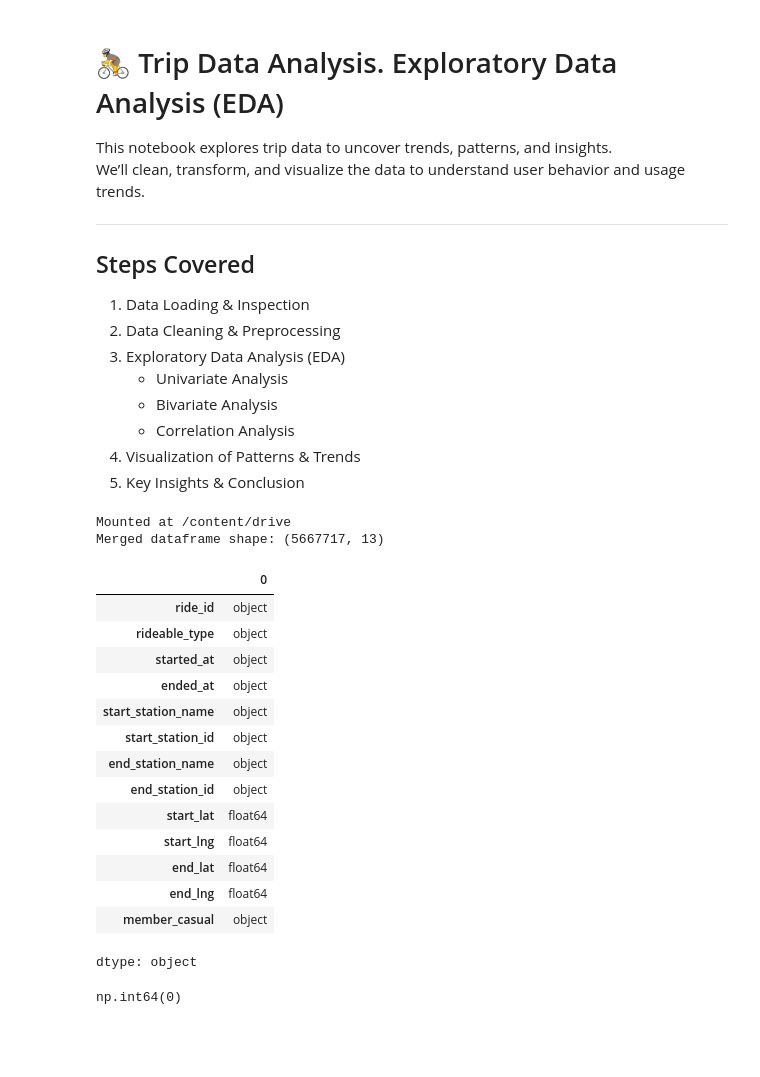
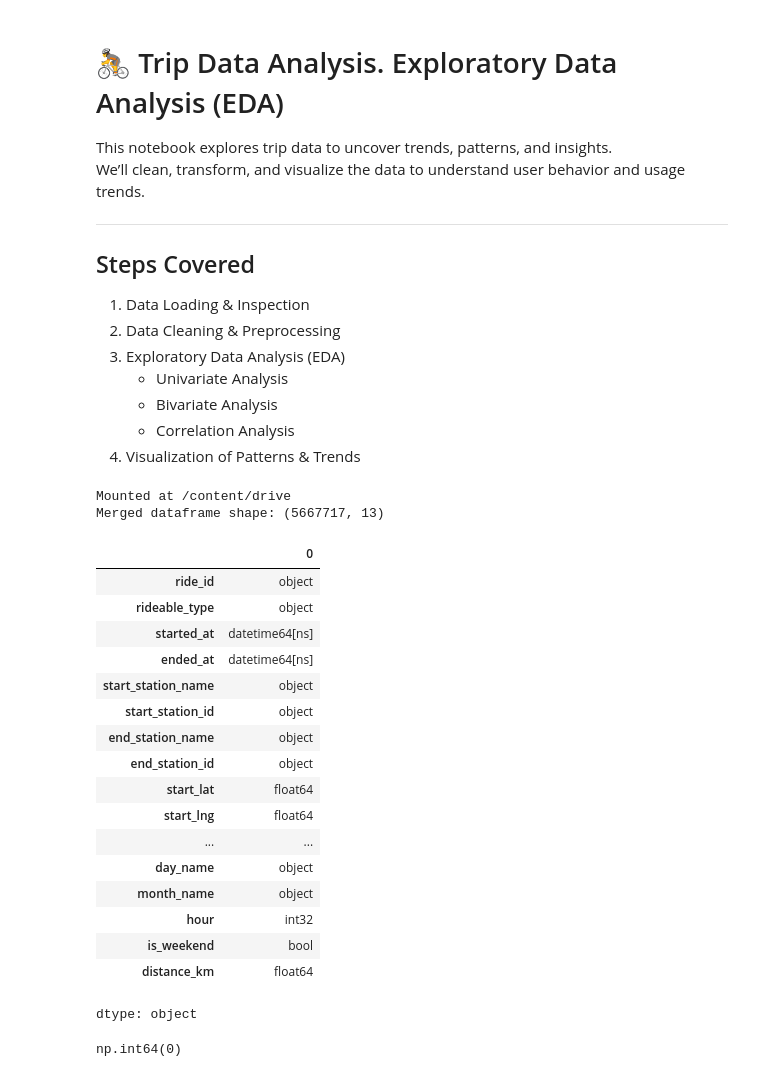
Before and after one commit to khaulaejaz/Bike-Share-Analysis, a Jupyter notebook: bike_share_eda.ipynb, the cells around one changed output. Drawn from its saved outputs; the diff is of its cells as text; code cells hidden in the pictures; blank space fills up the shorter version.

```diff
--- a/bike_share_eda.ipynb
+++ b/bike_share_eda.ipynb
@@ -16,7 +16,6 @@ We’ll clean, transform, and visualize the data to understand user behavior and
    - Bivariate Analysis
    - Correlation Analysis
 4. Visualization of Patterns & Trends
-5. Key Insights & Conclusion
 # %%
 # -------------------------------
 # 1. Importing Libraries
@@ -52,32 +51,35 @@ Merged dataframe shape: (5667717, 13)
 # %%
 # -------------------------------
 # 3. Previewing the dataset
 # -------------------------------
 
-print(df.head())
-print(df.shape)
-df.describe(include='all')
-print(df.info)
-df.isnull().sum()
-df.duplicated().sum()
+#print(df.head())
+#print(df.shape)
+#df.describe(include='all')
+#print(df.info)
+#df.isnull().sum()
+#df.duplicated().sum()
 df.dtypes
-df['rideable_type'].unique()
-df['member_casual'].unique()
+#df['rideable_type'].unique()
+#df['member_casual'].unique()
 # %% [output]
 |  | 0 |
 | ride_id | object |
 | rideable_type | object |
-| started_at | object |
-| ended_at | object |
+| started_at | datetime64[ns] |
+| ended_at | datetime64[ns] |
 | start_station_name | object |
 | start_station_id | object |
 | end_station_name | object |
 | end_station_id | object |
 | start_lat | float64 |
 | start_lng | float64 |
-| end_lat | float64 |
-| end_lng | float64 |
-| member_casual | object |
+| ... | ... |
+| day_name | object |
+| month_name | object |
+| hour | int32 |
+| is_weekend | bool |
+| distance_km | float64 |
 dtype: object
 # %%
 # -----------------------------------
```
Also changed, not shown: parts of 16 cells of this notebook.
